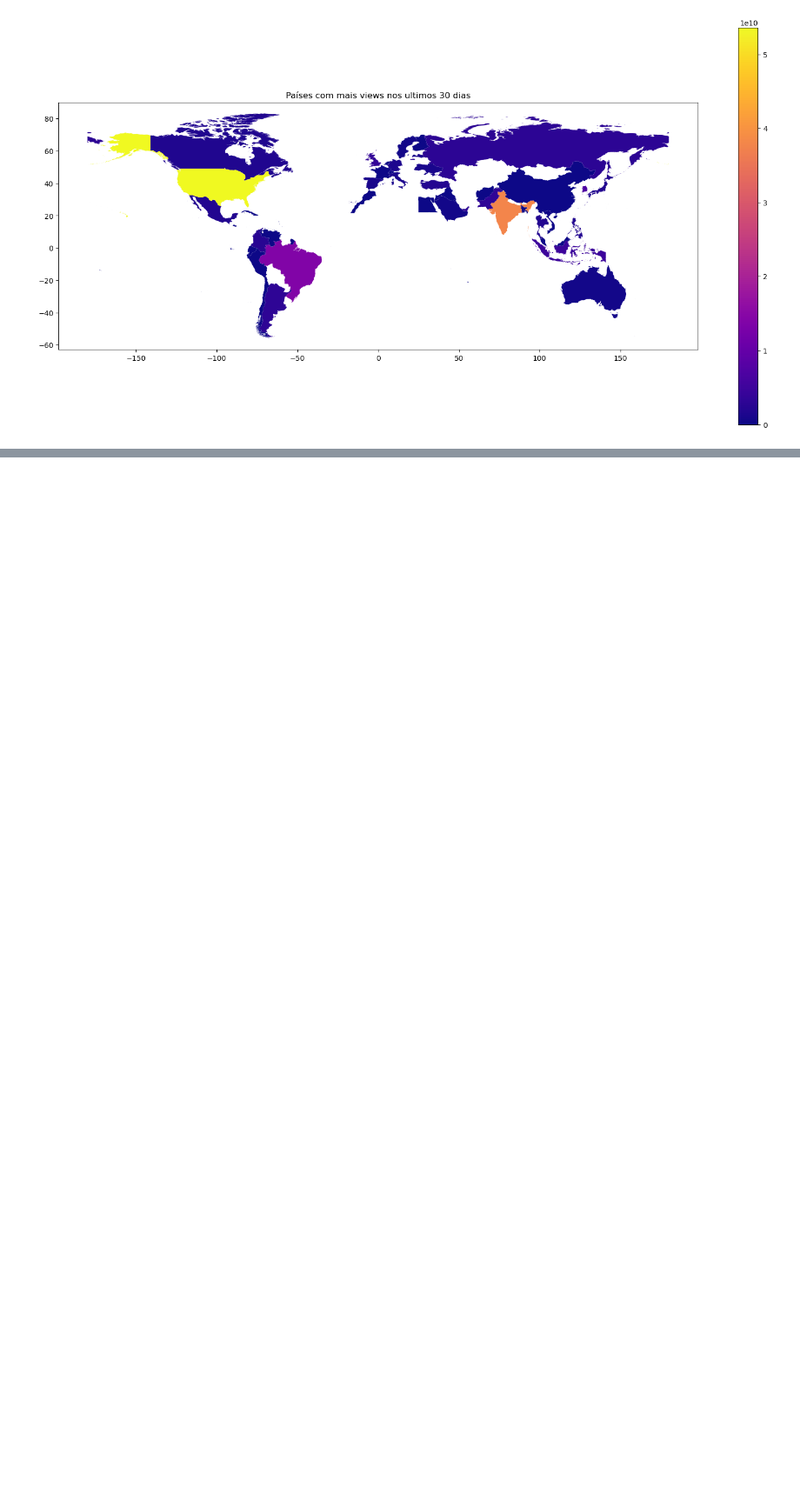
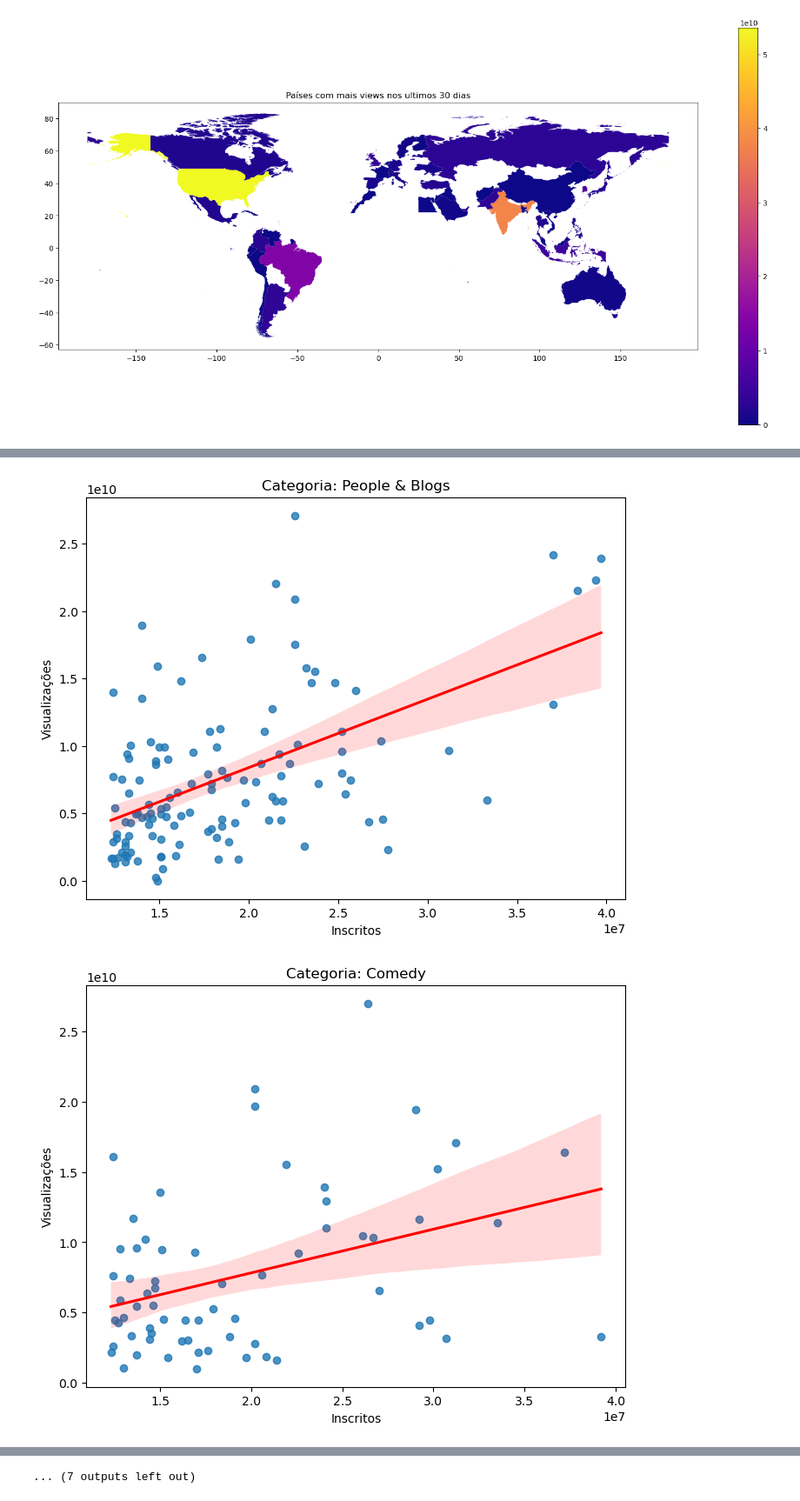
Before and after one commit to WladRamos/Youtube-data-science-project, a Jupyter notebook: youtubeData.ipynb, the cells around one changed output, grey strips where cells are left out. Shown at 87% size. Saved outputs shown, nothing was run; the diff lists cells and outputs as text; code cells hidden in the pictures; blank space fills up the shorter version.

```diff
--- a/youtubeData.ipynb
+++ b/youtubeData.ipynb
@@ -463,0 +482,48 @@ plt.show()
+# %%
+import seaborn as sns
+import matplotlib.pyplot as plt
+
+# Defina as variáveis para 'inscritos' e 'visualizações'
+subscribers_data = dados['subscribers']
+views_data = dados['video views']
+
+# Calculando o IQR para 'inscritos' e 'visualizações'
+Q1_subscribers = subscribers_data.quantile(0.25)
+Q3_subscribers = subscribers_data.quantile(0.75)
+IQR_subscribers = Q3_subscribers - Q1_subscribers
+
+Q1_views = views_data.quantile(0.25)
+Q3_views = views_data.quantile(0.75)
+IQR_views = Q3_views - Q1_views
+
+# Defina os limites para 'inscritos' e 'visualizações' baseados no IQR
+lower_limit_subscribers = Q1_subscribers - 1.5 * IQR_subscribers
+upper_limit_subscribers = Q3_subscribers + 1.5 * IQR_subscribers
+
+lower_limit_views = Q1_views - 1.5 * IQR_views
+upper_limit_views = Q3_views + 1.5 * IQR_views
+
+# Filtrar os dados usando os limites definidos pelo IQR
+filtered_data = dados[
+    (dados['subscribers'] >= lower_limit_subscribers) & (dados['subscribers'] <= upper_limit_subscribers) &
+    (dados['video views'] >= lower_limit_views) & (dados['video views'] <= upper_limit_views)
+]
+
+categories = filtered_data['category'].unique()
+
+for category in categories:
+    subset_data = filtered_data[filtered_data['category'] == category]
+
+    # Crie uma nova figura para cada categoria
+    plt.figure(figsize=(8, 6))
+
+    # Plote um gráfico de dispersão com linha de tendência para a categoria de canal atual
+    sns.regplot(x='subscribers', y='video views', data=subset_data, line_kws={"color":"red"})
+    plt.title(f'Categoria: {category}')
+    plt.xlabel('Inscritos')
+    plt.ylabel('Visualizações')
+
+    plt.show()  # Mostra um gráfico para cada categoria
+# %% [output]
+[figure, added]
+[figure, added]
@@ -463,0 +540 @@ plt.show()
+... (7 outputs left out)
```
Also changed, not shown: parts of 6 cells of this notebook.
